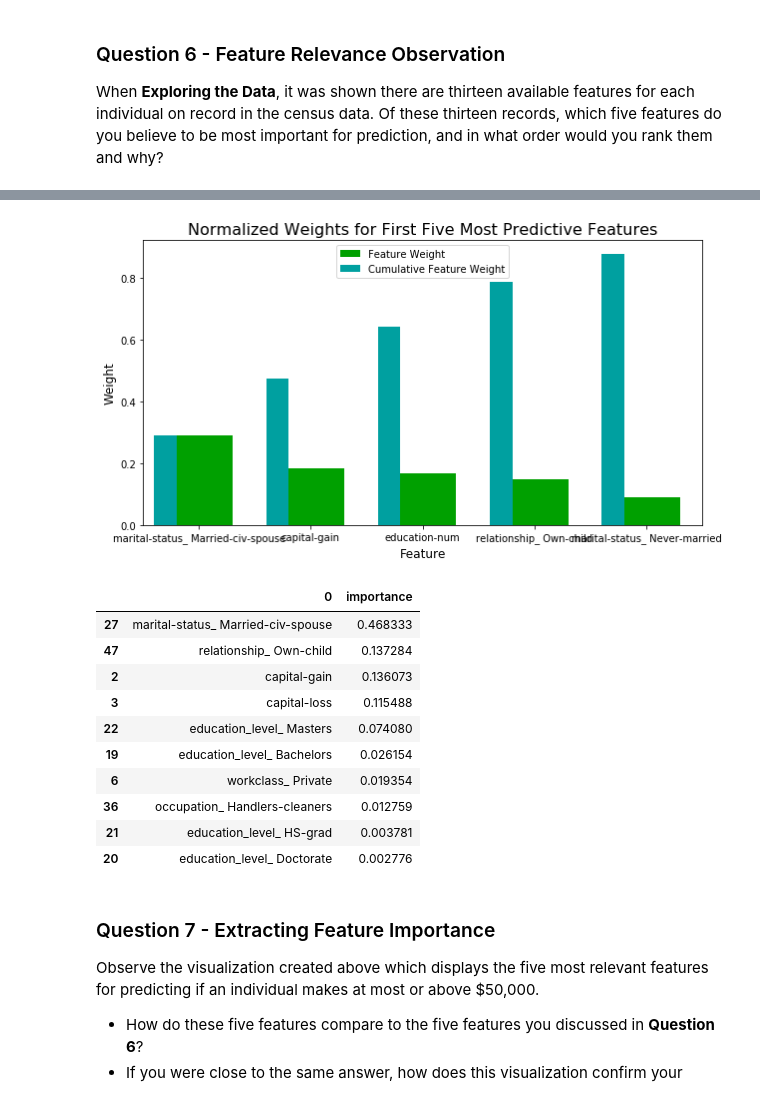
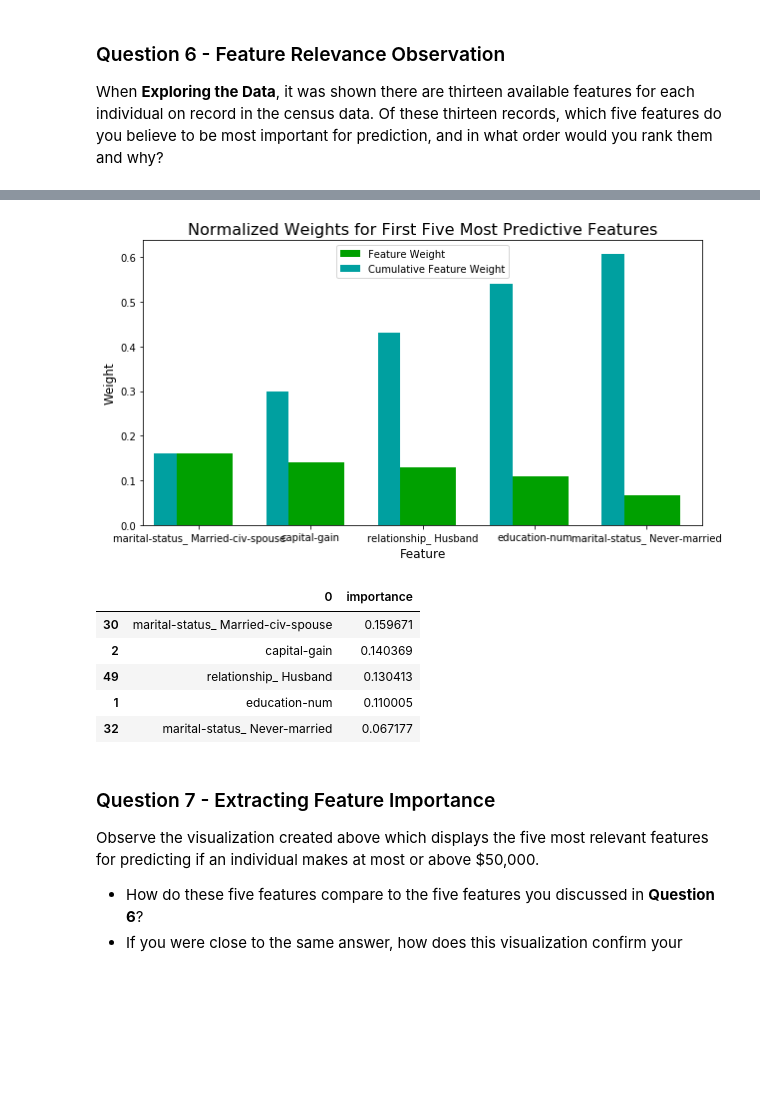
Before and after one commit to HajimeK/machine-learning, a Jupyter notebook: projects/finding_donors/finding_donors.ipynb, the cells around one changed output, grey strips where cells are left out. Cells and saved outputs as stored; diff of their text form; code cells hidden in the pictures; blank space fills up the shorter version.

```diff
--- a/projects/finding_donors/finding_donors.ipynb
+++ b/projects/finding_donors/finding_donors.ipynb
@@ -173,7 +173,8 @@ Additionally, as with the non-numeric features, we need to convert the non-numer
    - Set records with "<=50K" to `0` and records with ">50K" to `1`.
 # %%
 # TODO: One-hot encode the 'features_log_minmax_transform' data using pandas.get_dummies()
-features_final = pd.get_dummies(features_log_minmax_transform, drop_first=True)
+#features_final = pd.get_dummies(features_log_minmax_transform, drop_first=True)
+features_final = pd.get_dummies(features_log_minmax_transform)
 
 # TODO: Encode the 'income_raw' data to numerical values
 income = income_raw.map({"<=50K": 0,  ">50K": 1})
@@ -357,7 +358,7 @@ def train_predict(learner, sample_size, X_train, y_train, X_test, y_test):
     #       then get predictions on the first 300 training samples(X_train) using .predict()
     start = time() # Get start time
     predictions_test = learner.predict(X_test)
-    predictions_train = learner.predict(X_train)
+    predictions_train = learner.predict(X_train[:300])
     end = time() # Get end time
 
     # TODO: Calculate the total prediction time
@@ -403,9 +404,15 @@ from sklearn.ensemble import RandomForestClassifier
 
 # TODO: Initialize the three models
 #clf_A = RandomForestClassifier(n_estimators=10)
-clf_A = RandomForestClassifier(n_estimators=9, max_depth=11, min_samples_split=2)
+#clf_B = svm.SVC(gamma='scale')
+#clf_A = RandomForestClassifier(n_estimators=9, max_depth=11, min_samples_split=2)
+# Reviewcomment : All the models need to be initialised with default hyper parameters.
+#                 So all the hyperparamters here are unnecessary in this
+#
+# If None, the random number generator is the RandomState instance used by np.random.
+np.random.seed(20190131)
+clf_A = RandomForestClassifier(random_state=42)
 clf_B = GaussianNB()
-#clf_B = svm.SVC(gamma='scale')
 clf_C = tree.DecisionTreeClassifier()
 
 # TODO: Calculate the number of samples for 1%, 10%, and 100% of the training data
@@ -639,24 +651,19 @@ importances = model.feature_importances_
 # Plot
 vs.feature_plot(importances, X_train, y_train)
 # %% [output]
-[figure, old version]
+[figure, new version]
 # %%
 # To see overlapped characters
 df_features_contribution = pd.DataFrame(features_final.columns)
 df_features_contribution["importance"] = model.feature_importances_
-df_features_contribution.sort_values("importance", ascending=False).head(10)
+df_features_contribution.sort_values("importance", ascending=False).head(5)
 # %% [output]
 |  | 0 | importance |
-| 27 | marital-status_ Married-civ-spouse | 0.468333 |
-| 47 | relationship_ Own-child | 0.137284 |
-| 2 | capital-gain | 0.136073 |
-| 3 | capital-loss | 0.115488 |
-| 22 | education_level_ Masters | 0.074080 |
-| 19 | education_level_ Bachelors | 0.026154 |
-| 6 | workclass_ Private | 0.019354 |
-| 36 | occupation_ Handlers-cleaners | 0.012759 |
-| 21 | education_level_ HS-grad | 0.003781 |
-| 20 | education_level_ Doctorate | 0.002776 |
+| 30 | marital-status_ Married-civ-spouse | 0.159671 |
+| 2 | capital-gain | 0.140369 |
+| 49 | relationship_ Husband | 0.130413 |
+| 1 | education-num | 0.110005 |
+| 32 | marital-status_ Never-married | 0.067177 |
 # %% [markdown]
 ### Question 7 - Extracting Feature Importance
 
```
Also changed, not shown: parts of 14 cells of this notebook, 2 other files.
